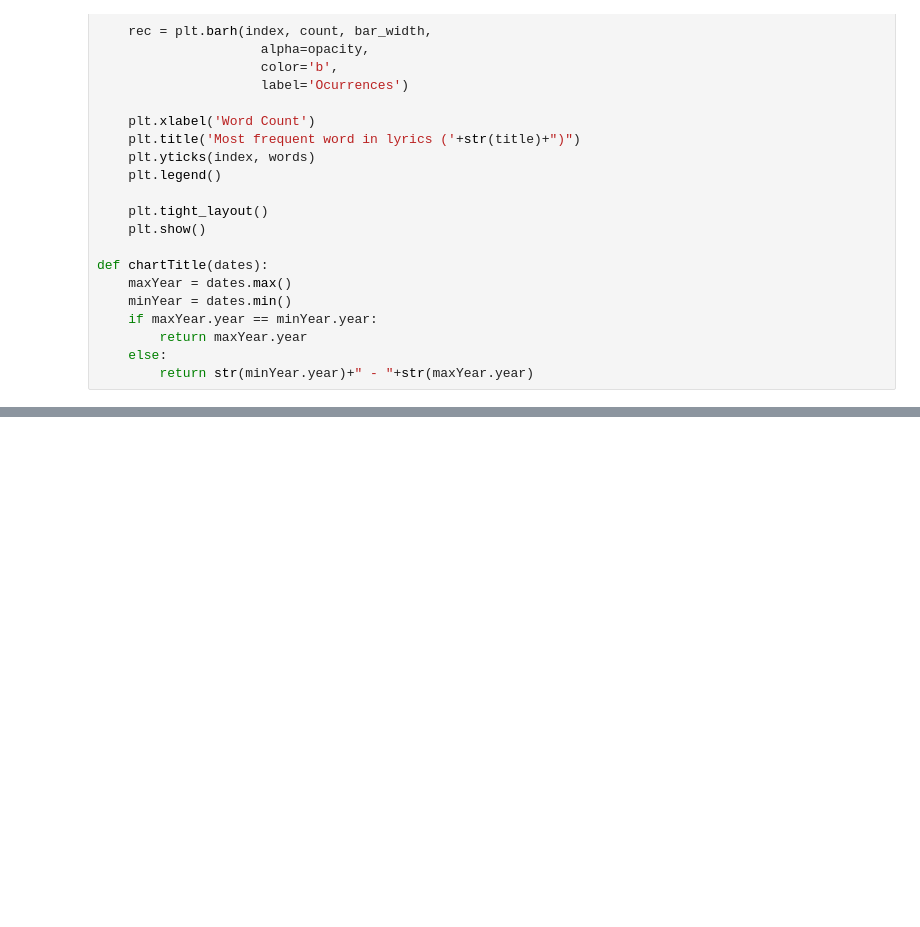
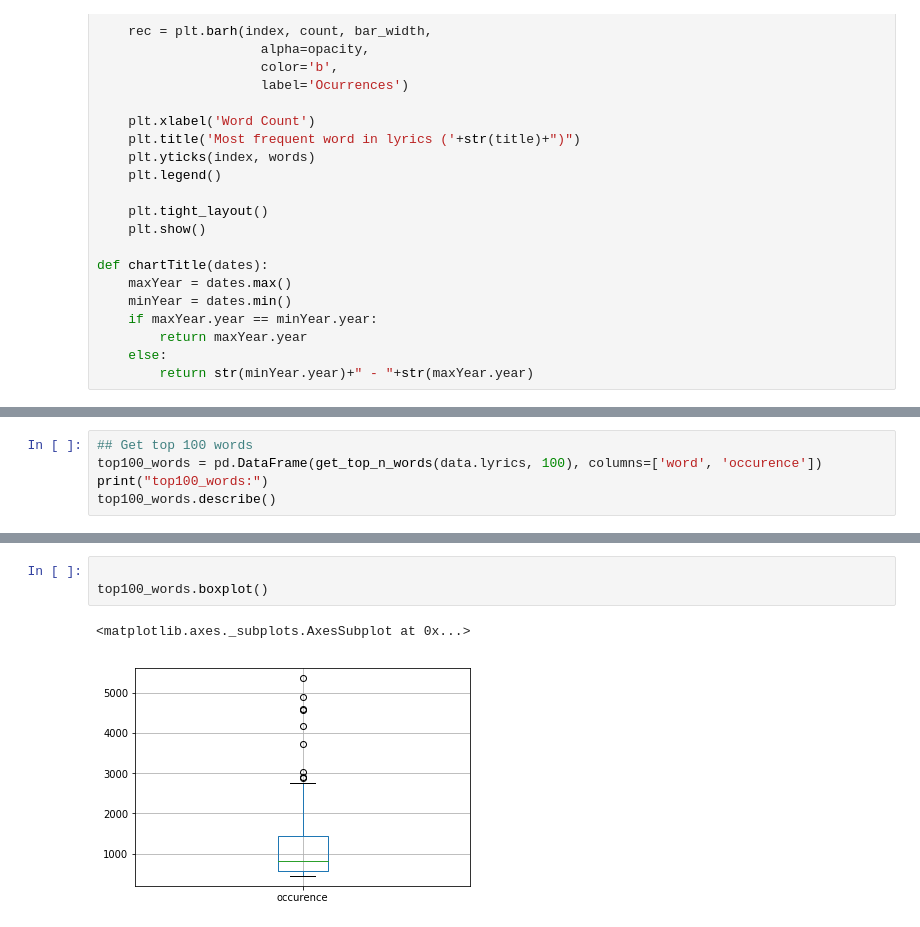
Before and after one commit to widmerin/LyricsAnalyzer, a Jupyter notebook: nbStep2.ipynb, the cells around one changed output, grey strips where cells are left out. Cells and saved outputs as stored; diff of their text form; blank space fills up the shorter version.

```diff
--- a/nbStep2.ipynb
+++ b/nbStep2.ipynb
@@ -64,0 +82,5 @@ plotTopWords(common_words,title) ## Plot most common words
+# %%
+## Get top 100 words
+top100_words = pd.DataFrame(get_top_n_words(data.lyrics, 100), columns=['word', 'occurence'])
+print("top100_words:")
+top100_words.describe()
@@ -64,0 +98,6 @@ plotTopWords(common_words,title) ## Plot most common words
+# %%
+
+top100_words.boxplot()
+# %% [output]
+<matplotlib.axes._subplots.AxesSubplot at 0x...>
+[figure, added]
```
Also changed, not shown: parts of 6 cells of this notebook.
